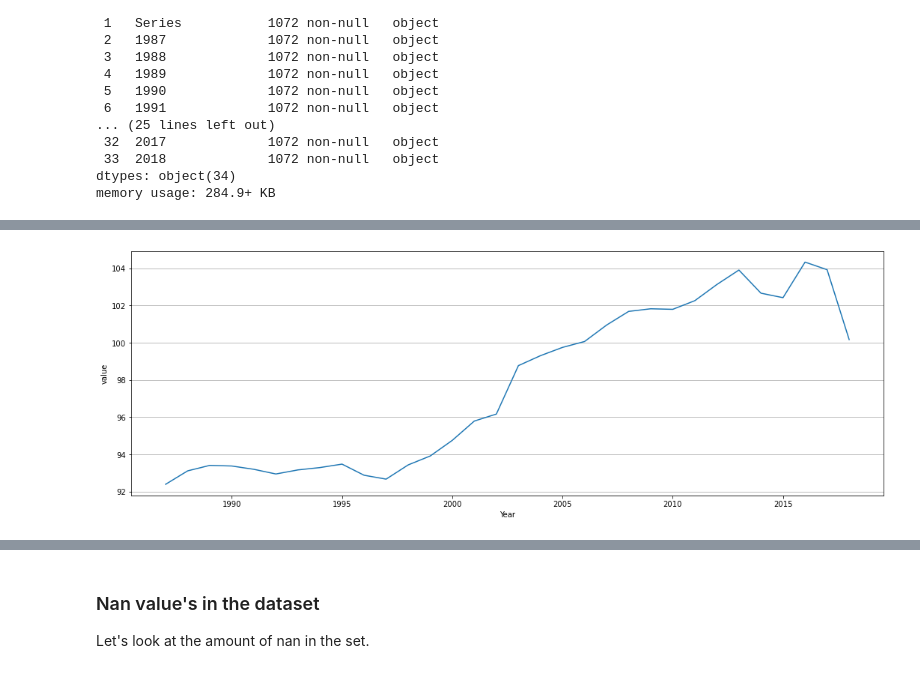
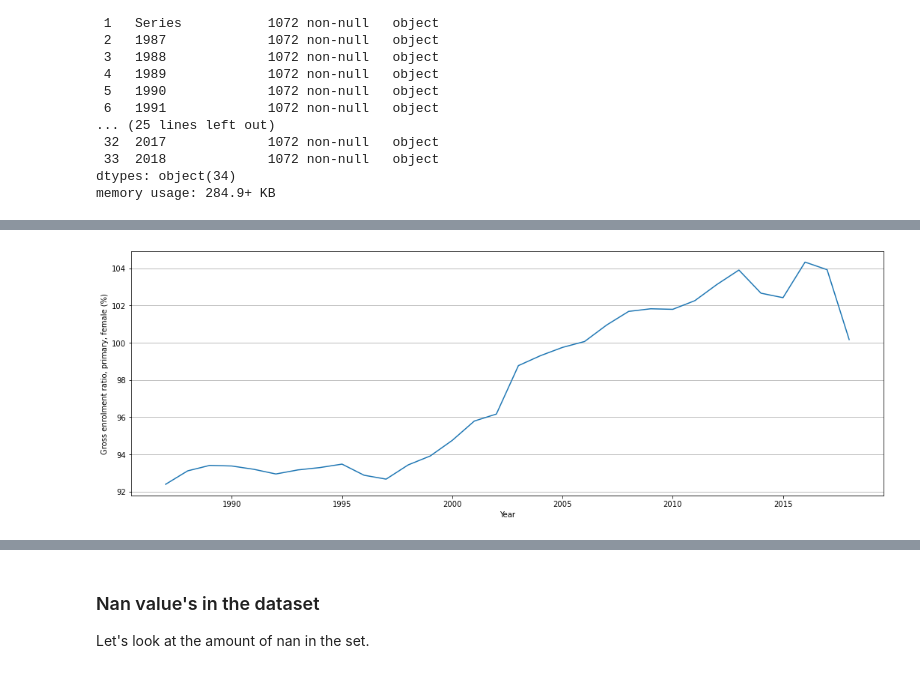
Before and after one commit to applesomthing/Life-Expectancy, a Jupyter notebook: Life Expectancy .ipynb, the cells around one changed output, grey strips where cells are left out. Cells and saved outputs as stored; diff of their text form; code cells hidden in the pictures.

```diff
--- a/Life Expectancy .ipynb
+++ b/Life Expectancy .ipynb
@@ -127,6 +132,8 @@ df_edu.rename(columns={'variable': 'Year', 'ï»¿Country Name': 'Country'}, inp
 df_edu.replace('..',np.NaN, inplace=True)
 df_edu['value'] = df_edu['value'].astype(float)
 df_edu['Year'] = df_edu['Year'].astype(int)
+# %%
+df_edu = df_edu.pivot(index=['Country','Year'], columns='Series', values='value').reset_index()
 # %%
 df_edu.info()
 # %% [output]
@@ -160,3 +153,3 @@ df_edu
 # %%
-df_temp = df_edu[(df_edu['Country']=='World') & (df_edu['Series']=='Gross enrolment ratio, primary, female (%)')]
-#df_temp = df_temp[df_temp.Year != 2020]
+df_temp = df_edu[(df_edu['Country']=='World')]
+df_temp
@@ -163,6 +174,6 @@ df_temp = df_edu[(df_edu['Country']=='World') & (df_edu['Series']=='Gross enrolm
 # %%
 plt.figure(figsize=(18,6))
-sns.lineplot(data=df_temp, x='Year', y='value', markers=True, dashes=False)
+sns.lineplot(data=df_temp, x='Year', y='Gross enrolment ratio, primary, female (%)', markers=True, dashes=False)
 plt.grid(axis='y')
 # %% [output]
-[figure, old version]
+[figure, new version]
```
Also changed, not shown: parts of 23 cells of this notebook.
